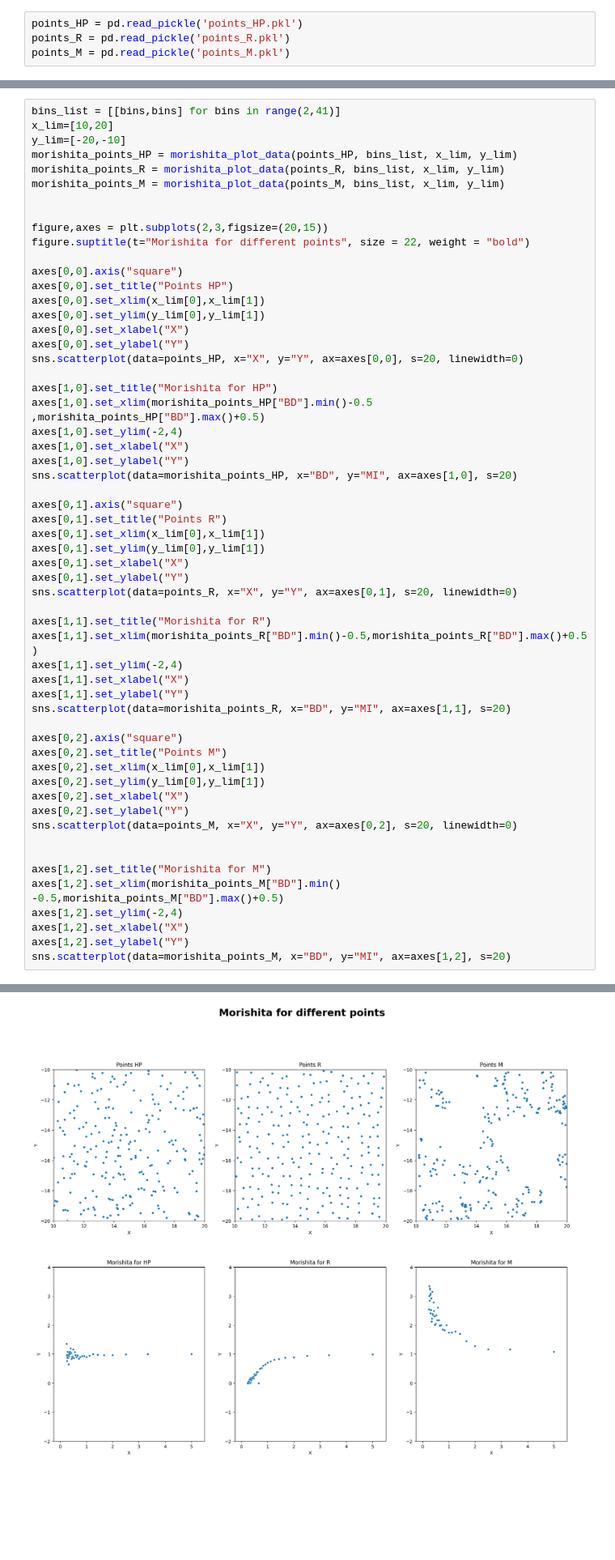
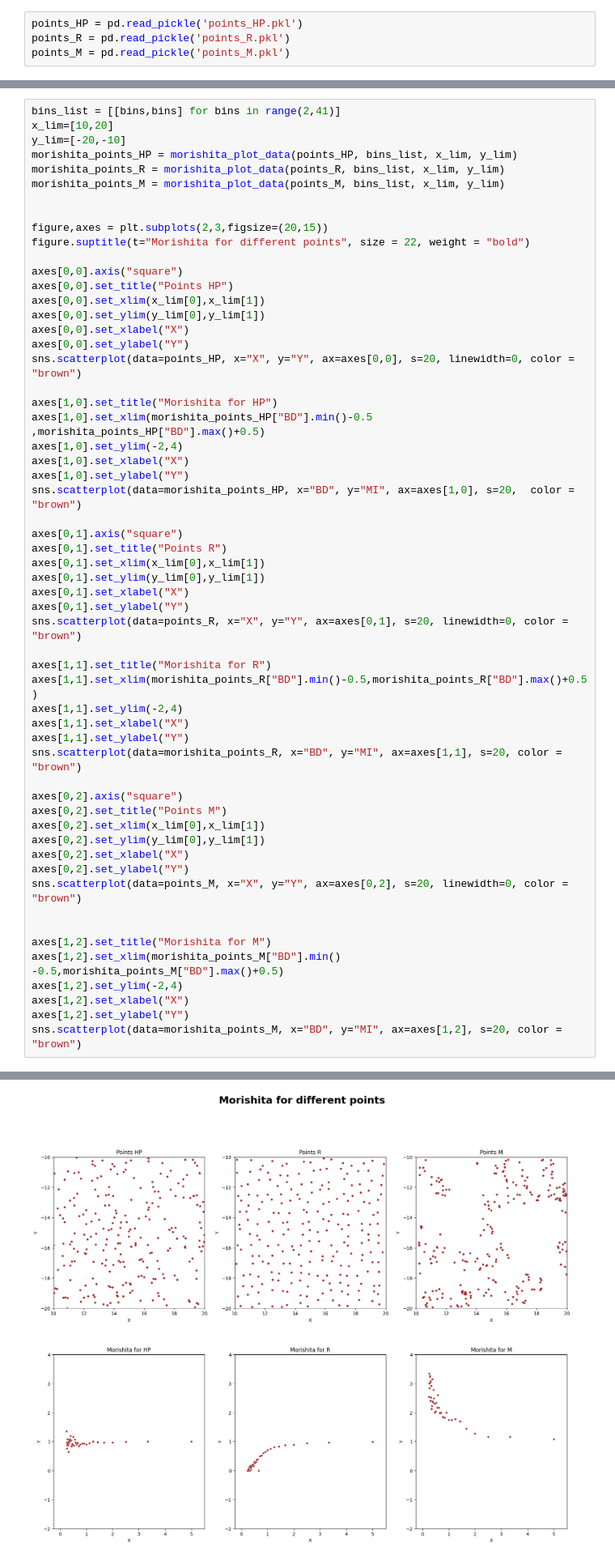
Before and after one commit to zuzannabrauer/spatialDataAnalysis, a Jupyter notebook: ZZ04.ipynb, the cells around one changed output, grey strips where cells are left out. Shown at 81% size. Cells and saved outputs as stored; diff of their text form; blank space fills up the shorter version.

Commit message:
Final touches (changing colors etc.)

```diff
--- a/ZZ04.ipynb
+++ b/ZZ04.ipynb
@@ -121,48 +121,48 @@ axes[0,0].set_xlim(x_lim[0],x_lim[1])
 axes[0,0].set_ylim(y_lim[0],y_lim[1])
 axes[0,0].set_xlabel("X")
 axes[0,0].set_ylabel("Y")
-sns.scatterplot(data=points_HP, x="X", y="Y", ax=axes[0,0], s=20, linewidth=0)
+sns.scatterplot(data=points_HP, x="X", y="Y", ax=axes[0,0], s=20, linewidth=0, color = "brown")
 
 axes[1,0].set_title("Morishita for HP")
 axes[1,0].set_xlim(morishita_points_HP["BD"].min()-0.5 ,morishita_points_HP["BD"].max()+0.5)
 axes[1,0].set_ylim(-2,4)
 axes[1,0].set_xlabel("X")
 axes[1,0].set_ylabel("Y")
-sns.scatterplot(data=morishita_points_HP, x="BD", y="MI", ax=axes[1,0], s=20)
+sns.scatterplot(data=morishita_points_HP, x="BD", y="MI", ax=axes[1,0], s=20,  color = "brown")
 
 axes[0,1].axis("square")
 axes[0,1].set_title("Points R")
 axes[0,1].set_xlim(x_lim[0],x_lim[1])
 axes[0,1].set_ylim(y_lim[0],y_lim[1])
 axes[0,1].set_xlabel("X")
 axes[0,1].set_ylabel("Y")
-sns.scatterplot(data=points_R, x="X", y="Y", ax=axes[0,1], s=20, linewidth=0)
+sns.scatterplot(data=points_R, x="X", y="Y", ax=axes[0,1], s=20, linewidth=0, color = "brown")
 
 axes[1,1].set_title("Morishita for R")
 axes[1,1].set_xlim(morishita_points_R["BD"].min()-0.5,morishita_points_R["BD"].max()+0.5)
 axes[1,1].set_ylim(-2,4)
 axes[1,1].set_xlabel("X")
 axes[1,1].set_ylabel("Y")
-sns.scatterplot(data=morishita_points_R, x="BD", y="MI", ax=axes[1,1], s=20)
+sns.scatterplot(data=morishita_points_R, x="BD", y="MI", ax=axes[1,1], s=20, color = "brown")
 
 axes[0,2].axis("square")
 axes[0,2].set_title("Points M")
 axes[0,2].set_xlim(x_lim[0],x_lim[1])
 axes[0,2].set_ylim(y_lim[0],y_lim[1])
 axes[0,2].set_xlabel("X")
 axes[0,2].set_ylabel("Y")
-sns.scatterplot(data=points_M, x="X", y="Y", ax=axes[0,2], s=20, linewidth=0)
+sns.scatterplot(data=points_M, x="X", y="Y", ax=axes[0,2], s=20, linewidth=0, color = "brown")
 
 
 axes[1,2].set_title("Morishita for M")
 axes[1,2].set_xlim(morishita_points_M["BD"].min() -0.5,morishita_points_M["BD"].max()+0.5)
 axes[1,2].set_ylim(-2,4)
 axes[1,2].set_xlabel("X")
 axes[1,2].set_ylabel("Y")
-sns.scatterplot(data=morishita_points_M, x="BD", y="MI", ax=axes[1,2], s=20)
+sns.scatterplot(data=morishita_points_M, x="BD", y="MI", ax=axes[1,2], s=20, color = "brown")
 # %% [output]
 <Axes: title={'center': 'Morishita for M'}, xlabel='X', ylabel='Y'>
-[figure, old version]
+[figure, new version]
 # %% [markdown]
 ### Zadanie 2: Wykres Fry (12 pkt)
 
```
